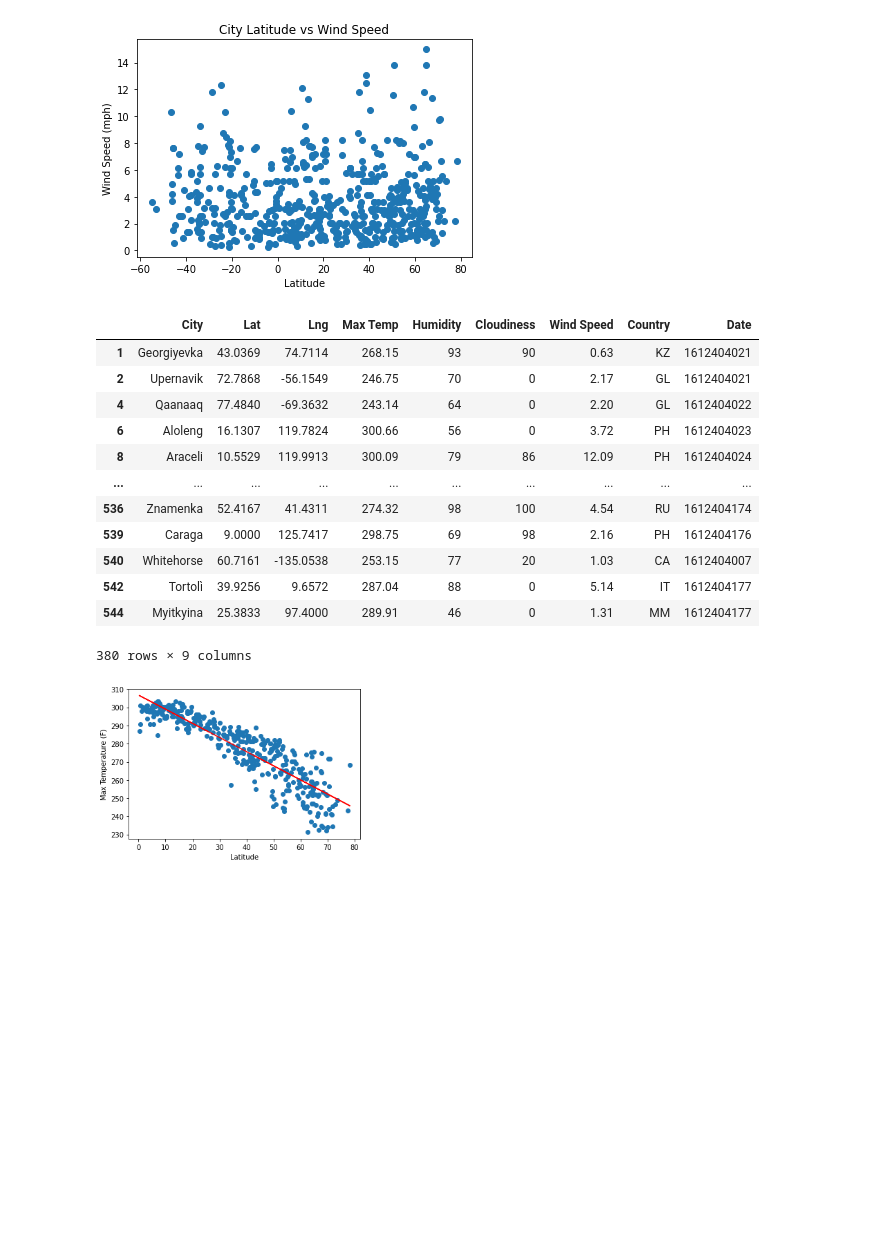
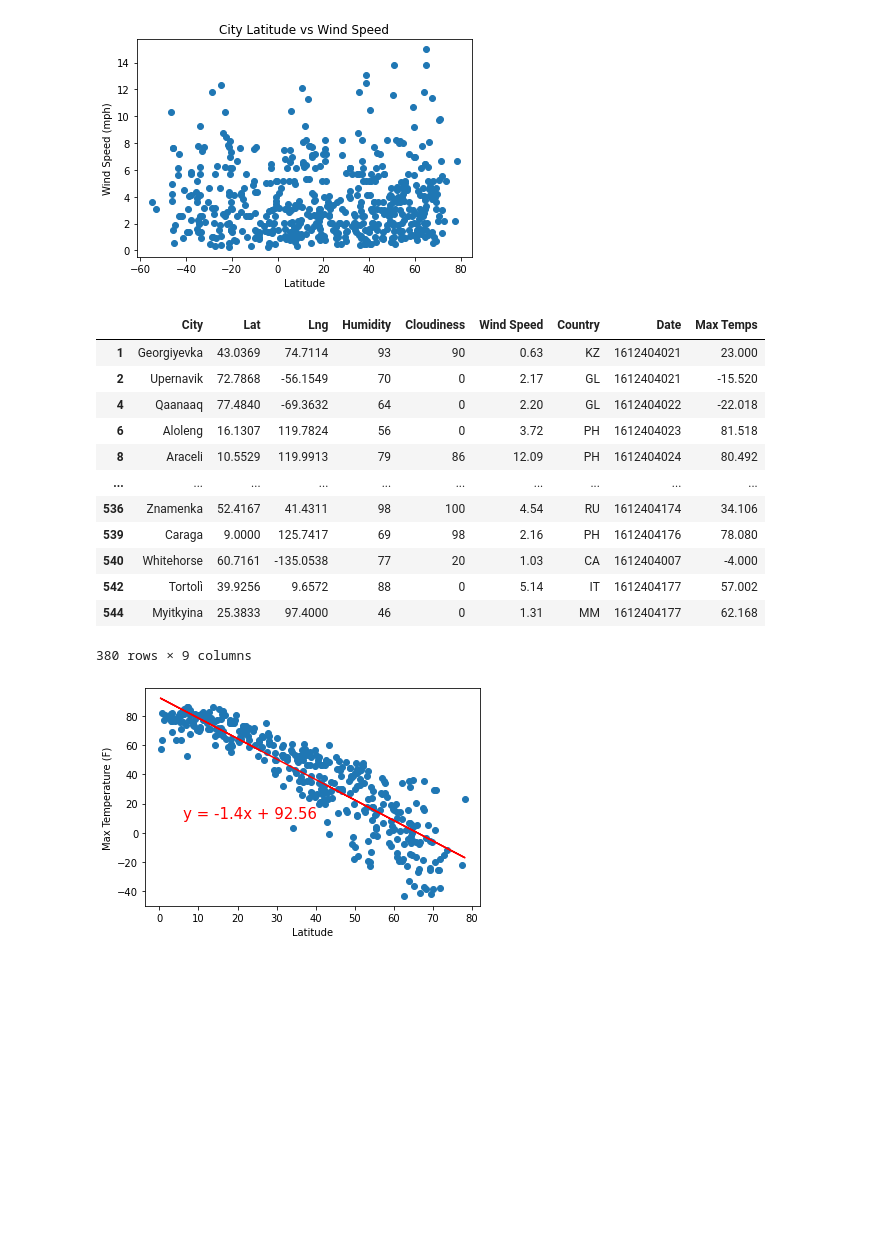
Before and after one commit to write42/python-api-challenge, a Jupyter notebook: WeatherPy/WeatherPy.ipynb, the cells around one changed output. Cells and saved outputs as stored; diff of their text form; code cells hidden in the pictures; blank space fills up the shorter version.

Commit message:
graphs outputted

```diff
--- a/WeatherPy/WeatherPy.ipynb
+++ b/WeatherPy/WeatherPy.ipynb
@@ -197,35 +201,35 @@ plt.show()
 # %% [output]
 [figure]
 # %%
-north_df = fixw_df.query("Lat >=0")
+north_df = fixed_w_df.query("Lat >=0")
 # %%
 north_df
 # %% [output]
-|  | City | Lat | Lng | Max Temp | Humidity | Cloudiness | Wind Speed | Country | Date |
-| 1 | Georgiyevka | 43.0369 | 74.7114 | 268.15 | 93 | 90 | 0.63 | KZ | 1612404021 |
-| 2 | Upernavik | 72.7868 | -56.1549 | 246.75 | 70 | 0 | 2.17 | GL | 1612404021 |
-| 4 | Qaanaaq | 77.4840 | -69.3632 | 243.14 | 64 | 0 | 2.20 | GL | 1612404022 |
-| 6 | Aloleng | 16.1307 | 119.7824 | 300.66 | 56 | 0 | 3.72 | PH | 1612404023 |
-| 8 | Araceli | 10.5529 | 119.9913 | 300.09 | 79 | 86 | 12.09 | PH | 1612404024 |
+|  | City | Lat | Lng | Humidity | Cloudiness | Wind Speed | Country | Date | Max Temps |
+| 1 | Georgiyevka | 43.0369 | 74.7114 | 93 | 90 | 0.63 | KZ | 1612404021 | 23.000 |
+| 2 | Upernavik | 72.7868 | -56.1549 | 70 | 0 | 2.17 | GL | 1612404021 | -15.520 |
+| 4 | Qaanaaq | 77.4840 | -69.3632 | 64 | 0 | 2.20 | GL | 1612404022 | -22.018 |
+| 6 | Aloleng | 16.1307 | 119.7824 | 56 | 0 | 3.72 | PH | 1612404023 | 81.518 |
+| 8 | Araceli | 10.5529 | 119.9913 | 79 | 86 | 12.09 | PH | 1612404024 | 80.492 |
 | ... | ... | ... | ... | ... | ... | ... | ... | ... | ... |
-| 536 | Znamenka | 52.4167 | 41.4311 | 274.32 | 98 | 100 | 4.54 | RU | 1612404174 |
-| 539 | Caraga | 9.0000 | 125.7417 | 298.75 | 69 | 98 | 2.16 | PH | 1612404176 |
-| 540 | Whitehorse | 60.7161 | -135.0538 | 253.15 | 77 | 20 | 1.03 | CA | 1612404007 |
-| 542 | Tortolì | 39.9256 | 9.6572 | 287.04 | 88 | 0 | 5.14 | IT | 1612404177 |
-| 544 | Myitkyina | 25.3833 | 97.4000 | 289.91 | 46 | 0 | 1.31 | MM | 1612404177 |
+| 536 | Znamenka | 52.4167 | 41.4311 | 98 | 100 | 4.54 | RU | 1612404174 | 34.106 |
+| 539 | Caraga | 9.0000 | 125.7417 | 69 | 98 | 2.16 | PH | 1612404176 | 78.080 |
+| 540 | Whitehorse | 60.7161 | -135.0538 | 77 | 20 | 1.03 | CA | 1612404007 | -4.000 |
+| 542 | Tortolì | 39.9256 | 9.6572 | 88 | 0 | 5.14 | IT | 1612404177 | 57.002 |
+| 544 | Myitkyina | 25.3833 | 97.4000 | 46 | 0 | 1.31 | MM | 1612404177 | 62.168 |
 380 rows × 9 columns
 # %%
-plt.scatter(north_df["Lat"],north_df["Max Temp"])
+plt.scatter(north_df["Lat"],north_df["Max Temps"])
 plt.xlabel("Latitude")
 plt.ylabel("Max Temperature (F)")
 
-(slope, intercept, rvalue, pvalue, stderr) = linregress(north_df["Lat"], north_df["Max Temp"])
+(slope, intercept, rvalue, pvalue, stderr) = linregress(north_df["Lat"], north_df["Max Temps"])
 regress_values = north_df["Lat"] * slope + intercept
 line_eq = "y = " + str(round(slope,2)) + "x + " + str(round(intercept,2))
 
 plt.plot(north_df["Lat"],regress_values,"r-")
 plt.annotate(line_eq,(6,10),fontsize=15,color="red")
-
+plt.savefig('north_temp.png')
 plt.show()
 # %% [output]
-[figure, old version]
+[figure, new version]
```
Also changed, not shown: parts of 21 cells of this notebook, 12 other files.
